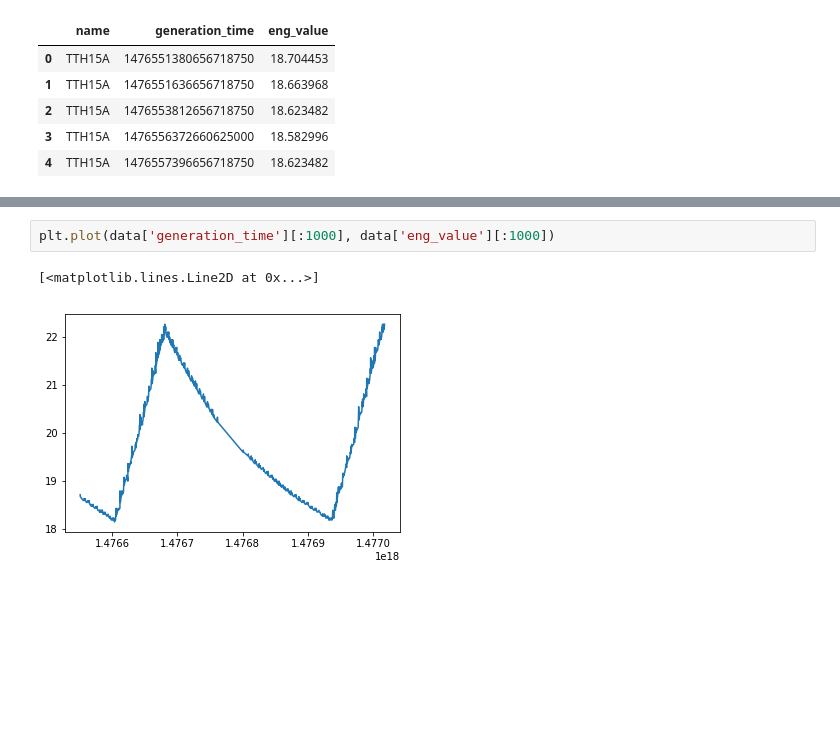
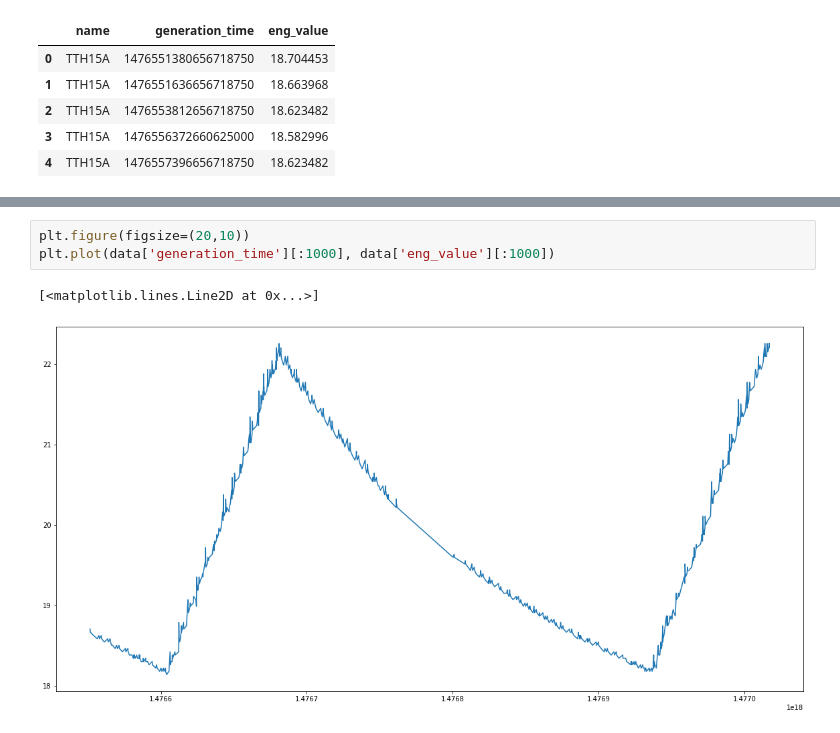
Before and after one commit to parinyad123/Telemetry_Project, a Jupyter notebook: New/UntitledFolder/Untitled.ipynb, the cells around one changed output, grey strips where cells are left out. Saved outputs shown, nothing was run; the diff lists cells and outputs as text; blank space fills up the shorter version.

```diff
--- a/New/UntitledFolder/Untitled.ipynb
+++ b/New/UntitledFolder/Untitled.ipynb
@@ -149,5 +174,6 @@ datetime.datetime(2013, 2, 8, 8, 30, 3)
 # %%
+plt.figure(figsize=(20,10))
 plt.plot(data['generation_time'][:1000], data['eng_value'][:1000])
 # %% [output]
 [<matplotlib.lines.Line2D at 0x...>]
-[figure, old version]
+[figure, new version]
```
Also changed, not shown: parts of 50 cells of this notebook, 1 other file.
